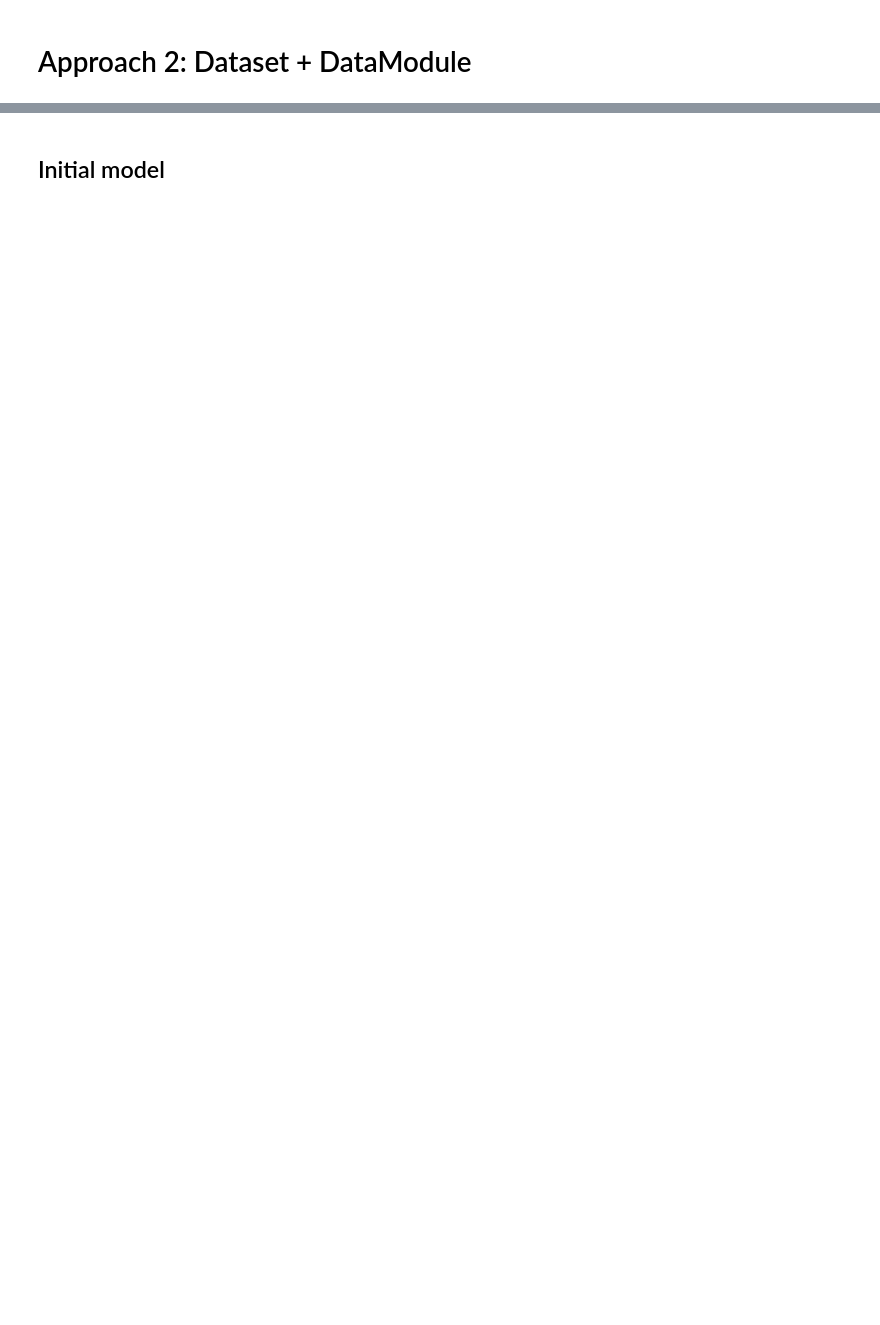
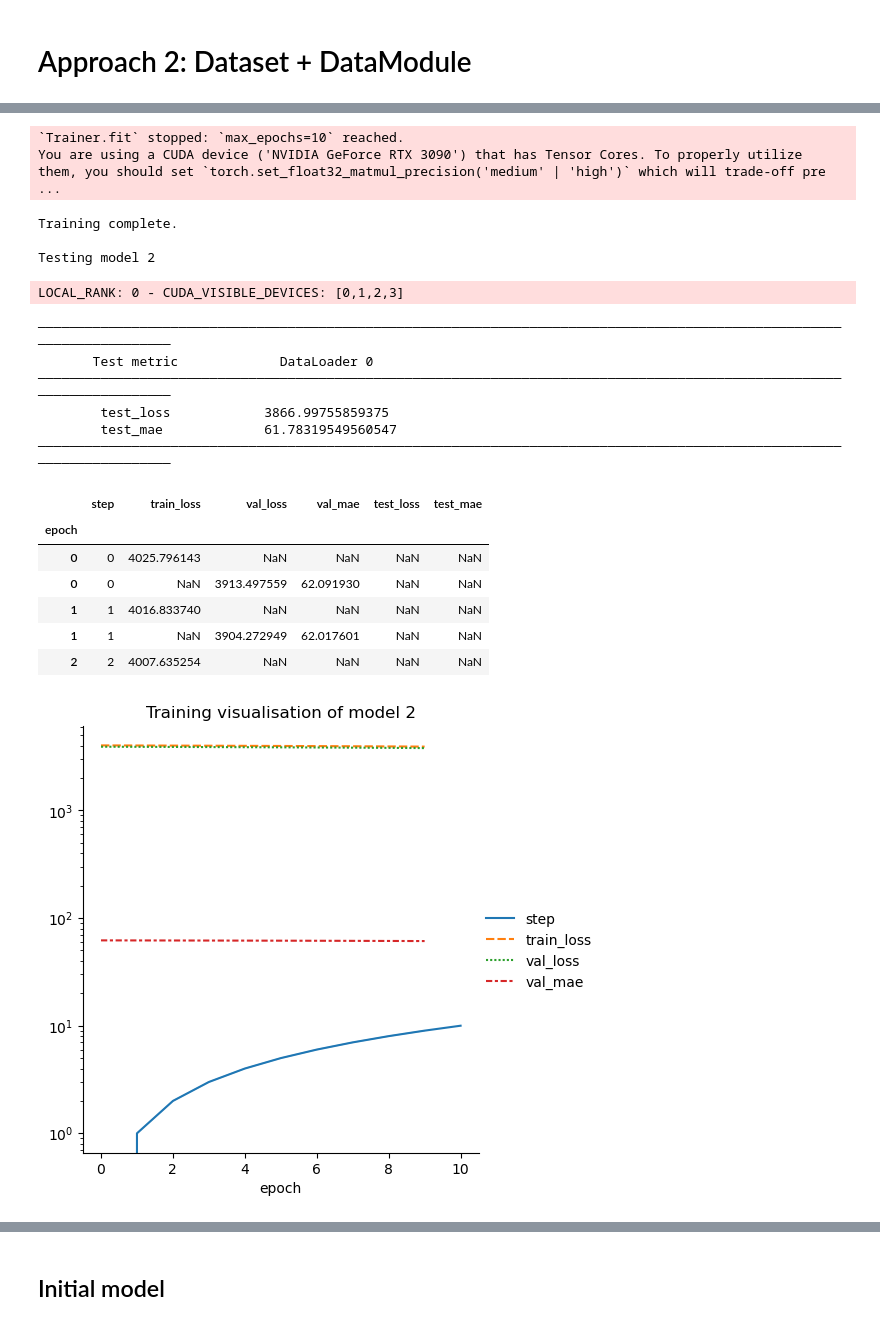
Before and after one commit to laura-riedel/IM, a Jupyter notebook: src/ICA25 - 1D CNN initial.ipynb, the cells around one changed output, grey strips where cells are left out. Cells and saved outputs as stored; diff of their text form; code cells hidden in the pictures; blank space fills up the shorter version.

```diff
--- a/src/ICA25 - 1D CNN initial.ipynb
+++ b/src/ICA25 - 1D CNN initial.ipynb
@@ -159,0 +267,3 @@ cuda02                      Thu Jun  1 14:37:36 2023  470.182.03
+# %%
+model_2 = test_reproducibility(path,ukbb_dir,"2",1)
+# %% [output]
@@ -159,0 +287,20 @@ cuda02                      Thu Jun  1 14:37:36 2023  470.182.03
+`Trainer.fit` stopped: `max_epochs=10` reached.
+You are using a CUDA device ('NVIDIA GeForce RTX 3090') that has Tensor Cores. To properly utilize them, you should set `torch.set_float32_matmul_precision('medium' | 'high')` which will trade-off pre ...
+Training complete.
+
+Testing model 2
+LOCAL_RANK: 0 - CUDA_VISIBLE_DEVICES: [0,1,2,3]
+────────────────────────────────────────────────────────────────────────────────────────────────────────────────────────
+       Test metric             DataLoader 0
+────────────────────────────────────────────────────────────────────────────────────────────────────────────────────────
+        test_loss            3866.99755859375
+        test_mae             61.78319549560547
+────────────────────────────────────────────────────────────────────────────────────────────────────────────────────────
+|  | step | train_loss | val_loss | val_mae | test_loss | test_mae |
+| epoch |  |  |  |  |  |  |
+| 0 | 0 | 4025.796143 | NaN | NaN | NaN | NaN |
+| 0 | 0 | NaN | 3913.497559 | 62.091930 | NaN | NaN |
+| 1 | 1 | 4016.833740 | NaN | NaN | NaN | NaN |
+| 1 | 1 | NaN | 3904.272949 | 62.017601 | NaN | NaN |
+| 2 | 2 | 4007.635254 | NaN | NaN | NaN | NaN |
+[figure, added]
```
Also changed, not shown: parts of 24 cells of this notebook, 56 other files.
